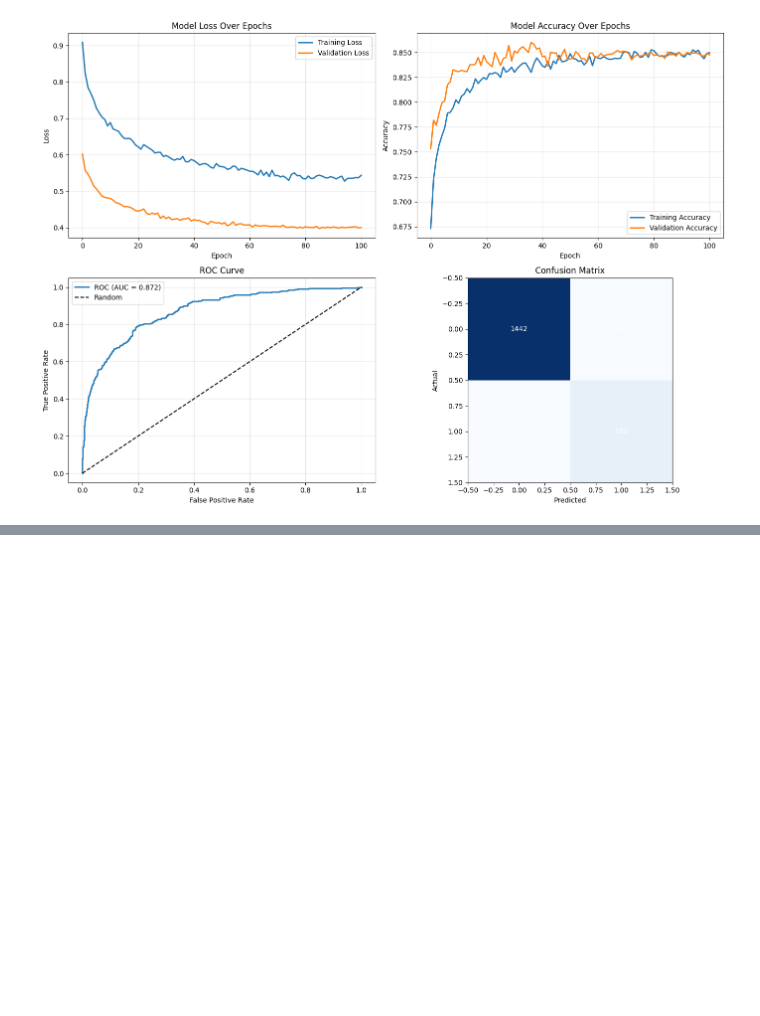
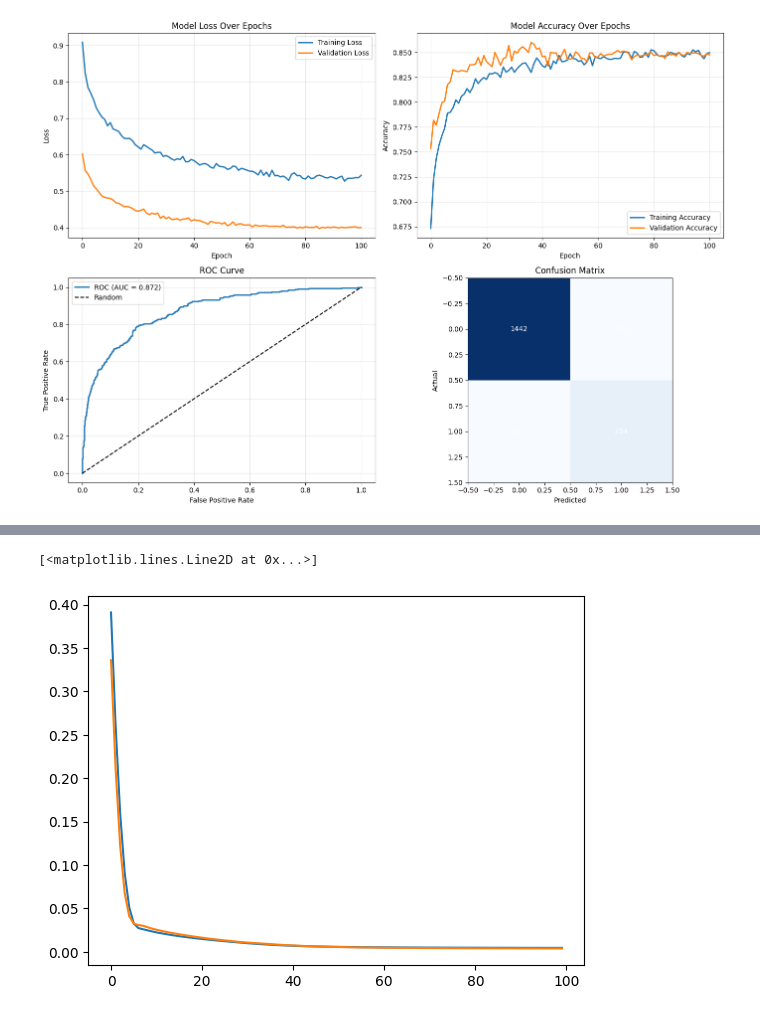
Before and after one commit to debdutta-chatterjee/AI_ML_DS_GenAI_Portfolio, a Jupyter notebook: DL/dl1.campusx.ipynb, the cells around one changed output, grey strips where cells are left out. Saved outputs shown, nothing was run; the diff lists cells and outputs as text; code cells hidden in the pictures; blank space fills up the shorter version.

```diff
--- a/DL/dl1.campusx.ipynb
+++ b/DL/dl1.campusx.ipynb
@@ -571,0 +648,31 @@ Confusion Matrix:
+# %%
+X = df.iloc[:,0:-1]
+y = df.iloc[:,-1]
+# %%
+from sklearn.model_selection import train_test_split
+X_train,X_test,y_train,y_test = train_test_split(X,y,test_size=0.2,random_state=1)
+# %%
+from sklearn.preprocessing import MinMaxScaler
+scaler = MinMaxScaler()
+
+X_train_scaled = scaler.fit_transform(X_train)
+X_test_scaled = scaler.transform(X_test)
+# %%
+import tensorflow
+from tensorflow import keras
+from keras import Sequential
+from keras.layers import Dense
+
+
+model = Sequential()
+
+model.add(Dense(7,activation='relu',input_dim=7))
+model.add(Dense(7,activation='relu'))
+model.add(Dense(1,activation='linear'))
+
+model.compile(loss='mean_squared_error',optimizer='Adam')
+history = model.fit(X_train_scaled,y_train,epochs=100,validation_split=0.2)
+
+y_pred = model.predict(X_test_scaled)
+from sklearn.metrics import r2_score
+r2_score(y_test,y_pred)
@@ -571,0 +699,7 @@ Confusion Matrix:
+# %%
+import matplotlib.pyplot as plt
+plt.plot(history.history['loss'])
+plt.plot(history.history['val_loss'])
+# %% [output]
+[<matplotlib.lines.Line2D at 0x...>]
+[figure, added]
```
Also changed, not shown: parts of 6 cells of this notebook, 1 other file.
